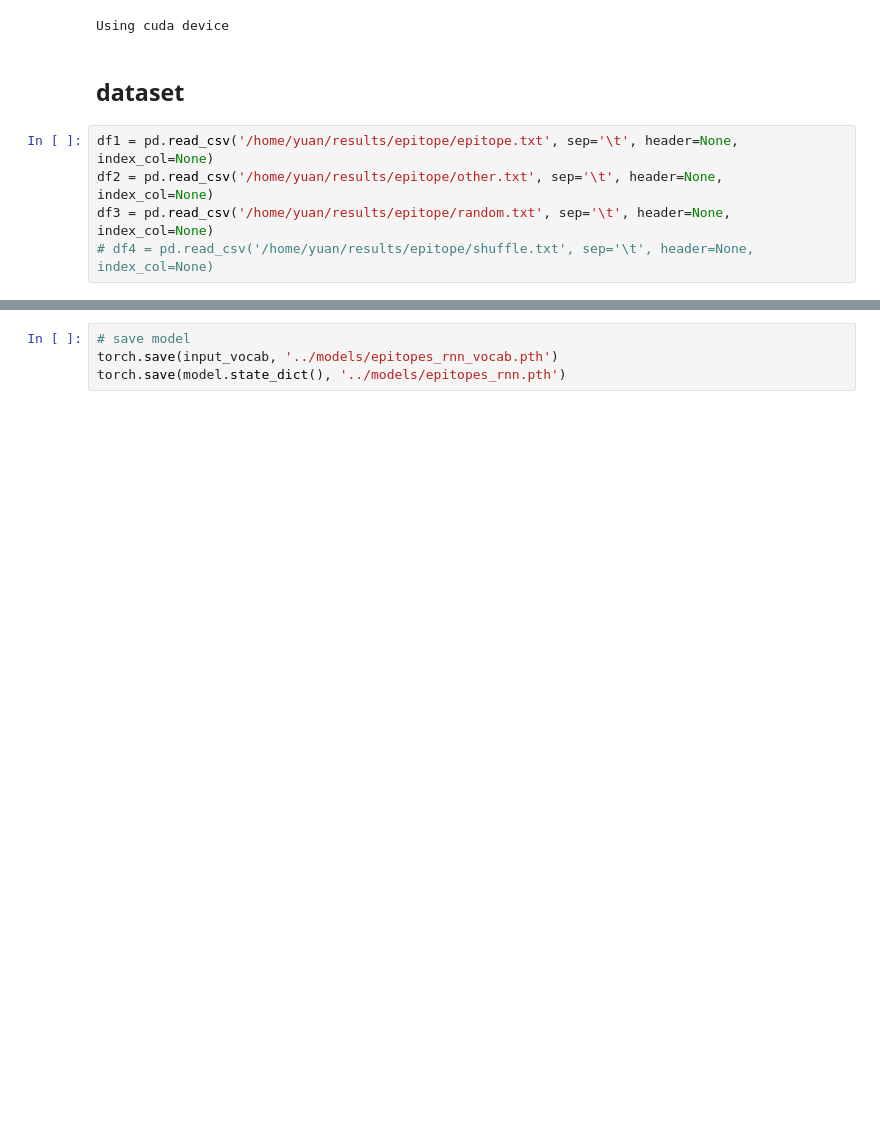
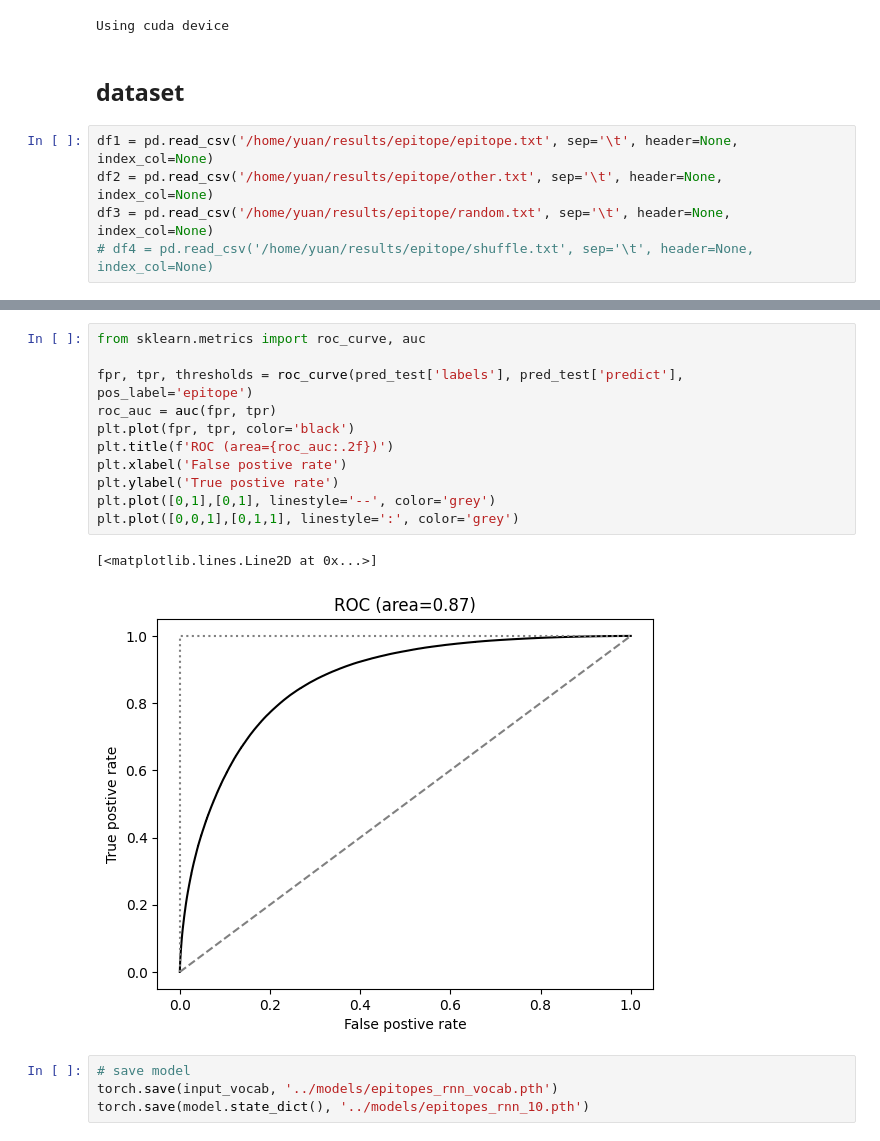
Before and after one commit to Tiezhengyuan/ml_epitope, a Jupyter notebook: rnn/RNN.ipynb, the cells around one changed output, grey strips where cells are left out. Cells and saved outputs as stored; diff of their text form; blank space fills up the shorter version.

```diff
--- a/rnn/RNN.ipynb
+++ b/rnn/RNN.ipynb
@@ -248,4 +263,18 @@ Text(0.5, 1.0, 'Distinguish non-epitopes, n = 2227623')
+# %%
+from sklearn.metrics import roc_curve, auc
+
+fpr, tpr, thresholds = roc_curve(pred_test['labels'], pred_test['predict'], pos_label='epitope')
+roc_auc = auc(fpr, tpr)
+plt.plot(fpr, tpr, color='black')
+plt.title(f'ROC (area={roc_auc:.2f})')
+plt.xlabel('False postive rate')
+plt.ylabel('True postive rate')
+plt.plot([0,1],[0,1], linestyle='--', color='grey')
+plt.plot([0,0,1],[0,1,1], linestyle=':', color='grey')
+# %% [output]
+[<matplotlib.lines.Line2D at 0x...>]
+[figure, added]
 # %%
 # save model
 torch.save(input_vocab, '../models/epitopes_rnn_vocab.pth')
-torch.save(model.state_dict(), '../models/epitopes_rnn.pth')
+torch.save(model.state_dict(), '../models/epitopes_rnn_10.pth')
```
Also changed, not shown: parts of 15 cells of this notebook, 2 other files.
